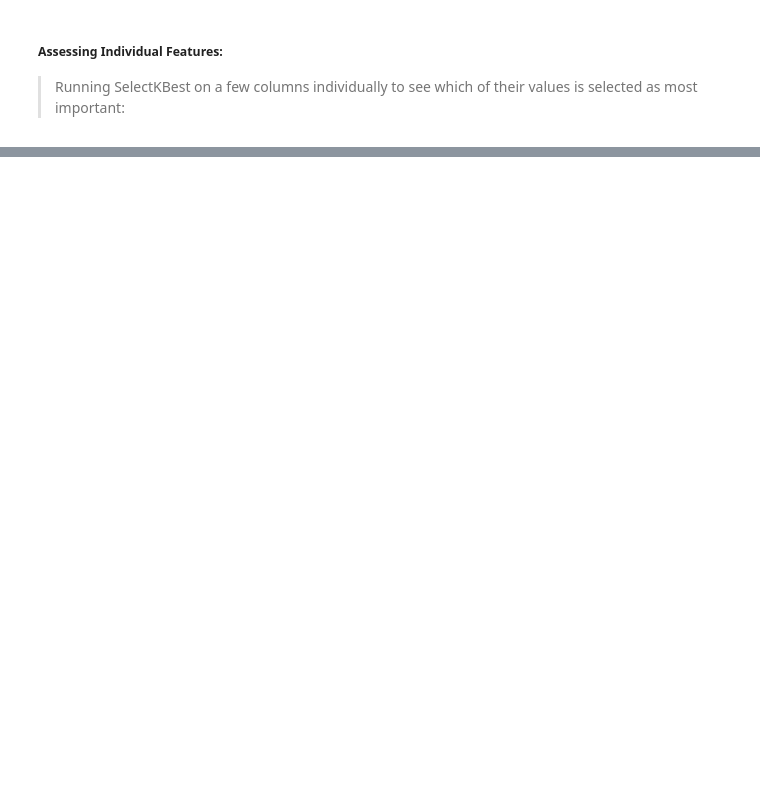
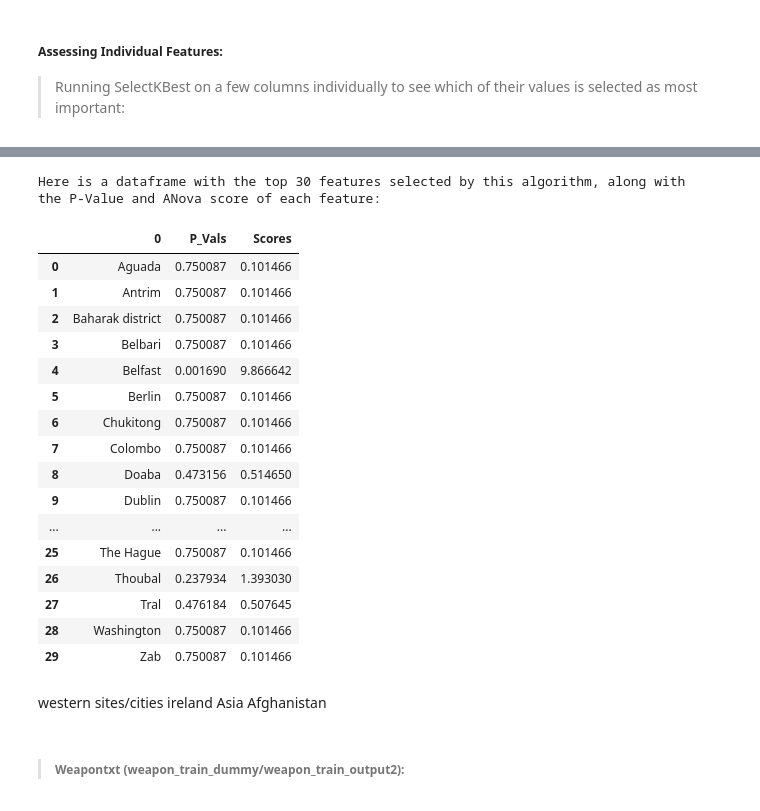
Before and after one commit to Begecky/Thinkful_Materials, a Jupyter notebook: CyberTerrorism3.ipynb, the cells around one changed output, grey strips where cells are left out. Saved outputs shown, nothing was run; the diff lists cells and outputs as text; code cells hidden in the pictures; blank space fills up the shorter version.

```diff
--- a/CyberTerrorism3.ipynb
+++ b/CyberTerrorism3.ipynb
@@ -1319,12 +1175,0 @@ PCA_names_df
-# %%
-# Then some city stuff:
-
-PCA_cities = PCA(n_components = 30)
-PCA_cities.fit(city_train_dummy, city_train_output2)
-PCA_cities_input = PCA_cities.fit_transform(city_train_dummy, city_train_output2)
-
-PCA_cities_df = pd.DataFrame(PCA_cities.components_)
-PCA_cities_df['Explained_Variance'] = PCA_cities.explained_variance_
-PCA_cities_df['Explained_Variance_Ratio'] = PCA_cities.explained_variance_ratio_
-PCA_cities_df['Singular_Values'] = PCA_cities.singular_values_
-PCA_cities_df['Noise_Variance'] = PCA_cities.noise_variance_
@@ -1388,0 +1176,45 @@ PCA_subweapon_df
+# %%
+# Group_city:
+
+KBest_city = feature_selection.SelectKBest(k = 30)
+KBest_city.fit_transform(city_train_dummy, city_train_output2)
+KBest_city_input = KBest_city.fit_transform(city_train_dummy, city_train_output2)
+
+city_mask = KBest_city.get_support(indices = True)
+KBest_city_features = pd.DataFrame(city_train_dummy.columns[city_mask])
+
+# Summarizing the scores for those top 30 features in a df:
+
+KBest_city_features['P_Vals'] = KBest_city.pvalues_[0:30]
+KBest_city_features['Scores'] = KBest_city.scores_[0:30]
+
+print('Here is a dataframe with the top 30 features selected by this algorithm, along with\n'
+       'the P-Value and ANova score of each feature: \n')
+KBest_city_features
+# %% [output]
+Here is a dataframe with the top 30 features selected by this algorithm, along with
+the P-Value and ANova score of each feature:
+|  | 0 | P_Vals | Scores |
+| 0 | Aguada | 0.750087 | 0.101466 |
+| 1 | Antrim | 0.750087 | 0.101466 |
+| 2 | Baharak district | 0.750087 | 0.101466 |
+| 3 | Belbari | 0.750087 | 0.101466 |
+| 4 | Belfast | 0.001690 | 9.866642 |
+| 5 | Berlin | 0.750087 | 0.101466 |
+| 6 | Chukitong | 0.750087 | 0.101466 |
+| 7 | Colombo | 0.750087 | 0.101466 |
+| 8 | Doaba | 0.473156 | 0.514650 |
+| 9 | Dublin | 0.750087 | 0.101466 |
+| ... | ... | ... | ... |
+| 25 | The Hague | 0.750087 | 0.101466 |
+| 26 | Thoubal | 0.237934 | 1.393030 |
+| 27 | Tral | 0.476184 | 0.507645 |
+| 28 | Washington | 0.750087 | 0.101466 |
+| 29 | Zab | 0.750087 | 0.101466 |
+# %% [markdown]
+western sites/cities
+ireland
+Asia
+Afghanistan
+# %% [markdown]
+> ###### Weapontxt (weapon_train_dummy/weapon_train_output2):
```
Also changed, not shown: parts of 54 cells of this notebook.
